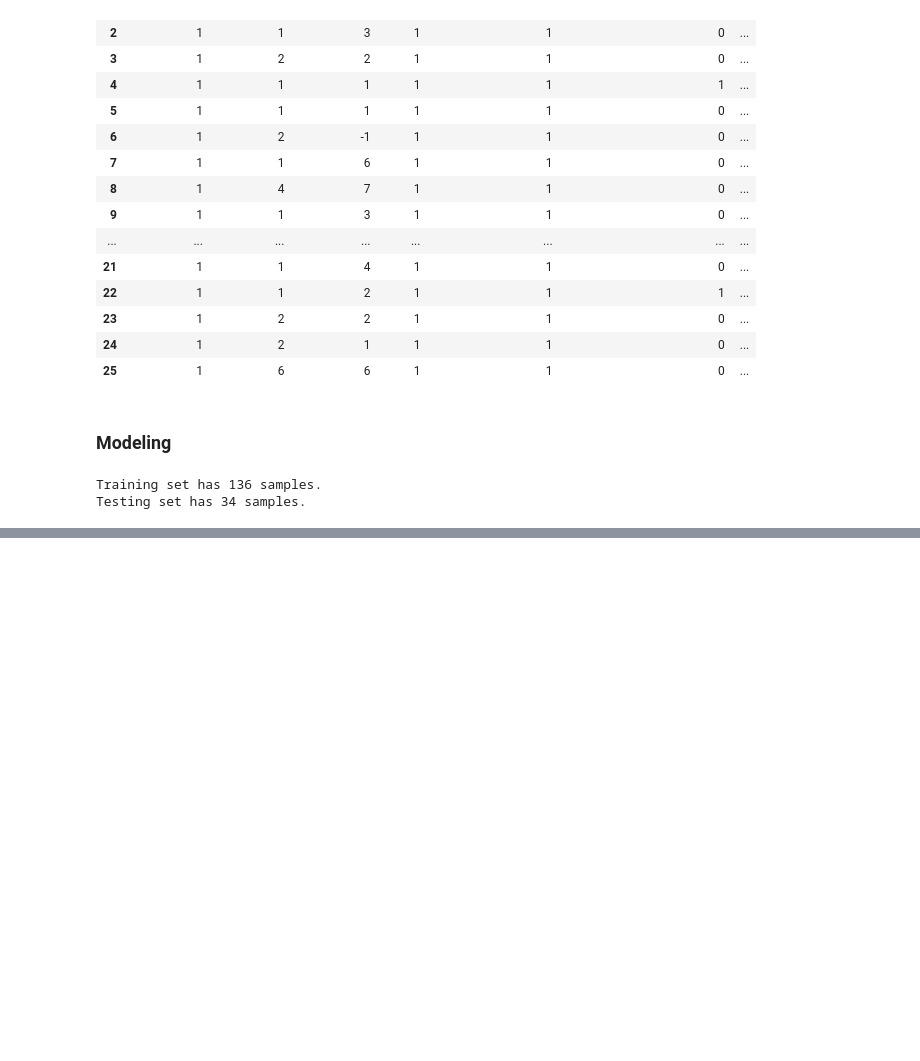
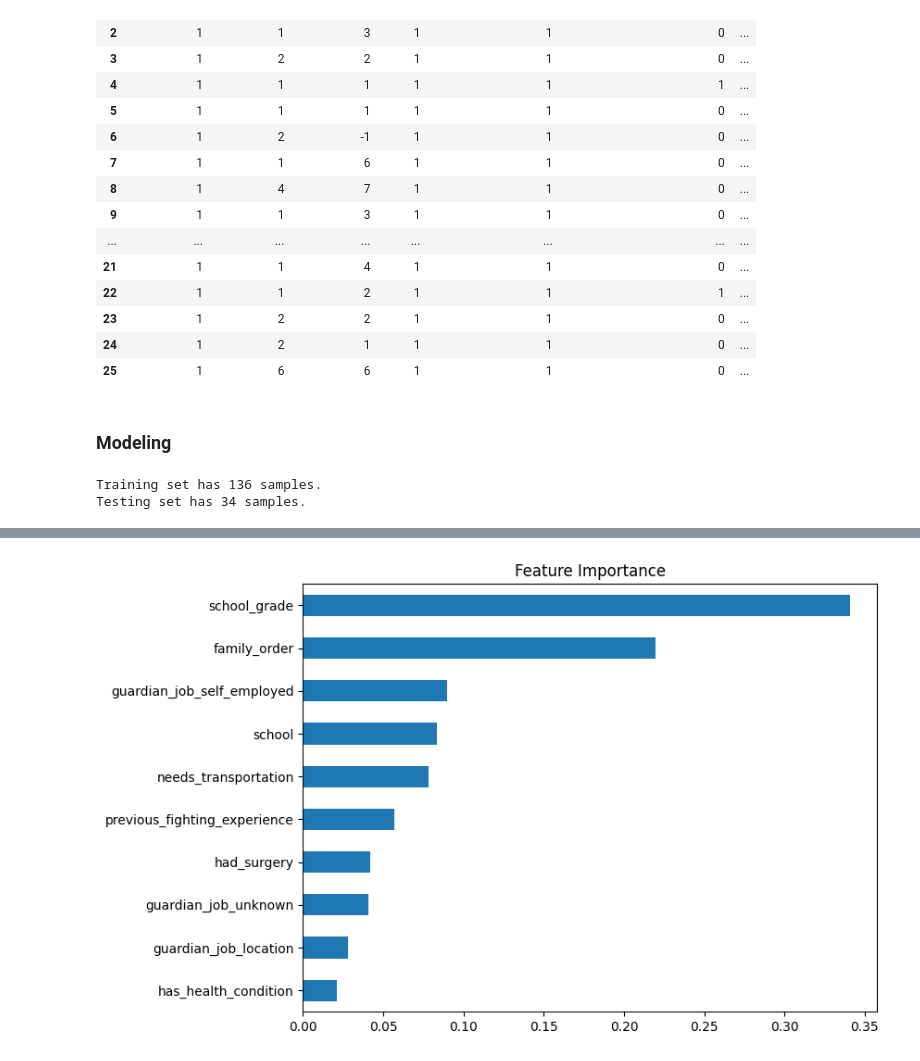
Before and after one commit to EssaAlsharif/Data-Driven-Insights-into-Taekwondo-Player-Behavior, a Jupyter notebook: Data_Driven_Insights_into_Taekwondo_Player_Behavior.ipynb, the cells around one changed output, grey strips where cells are left out. Drawn from its saved outputs; the diff is of its cells as text; code cells hidden in the pictures; blank space fills up the shorter version.

```diff
--- a/Data_Driven_Insights_into_Taekwondo_Player_Behavior.ipynb
+++ b/Data_Driven_Insights_into_Taekwondo_Player_Behavior.ipynb
@@ -769,3 +769,11 @@ print("Testing set has {} samples.".format(x_test.shape[0]))
 # %% [output]
 Training set has 136 samples.
 Testing set has 34 samples.
+# %%
+rf = RandomForestClassifier(
+    n_estimators=100,
+    random_state=42,
+    class_weight='balanced'
+)
+
+rf.fit(x_train,y_train)
@@ -771,0 +804,7 @@ Testing set has 34 samples.
+# %%
+feat_importances = pd.Series(rf.feature_importances_, index=x.columns)
+feat_importances.sort_values(ascending=True).plot(kind='barh', figsize=(8,6))
+plt.title("Feature Importance")
+plt.show()
+# %% [output]
+[figure, added]
```
Also changed, not shown: parts of 3 cells of this notebook.
